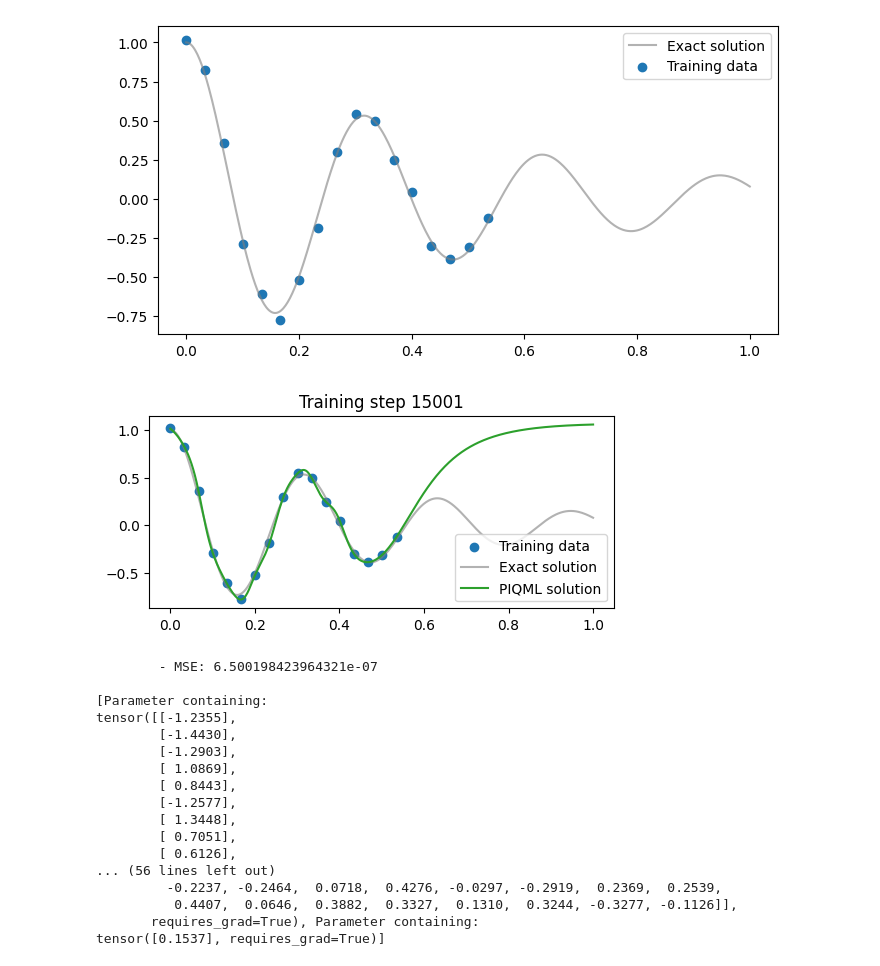
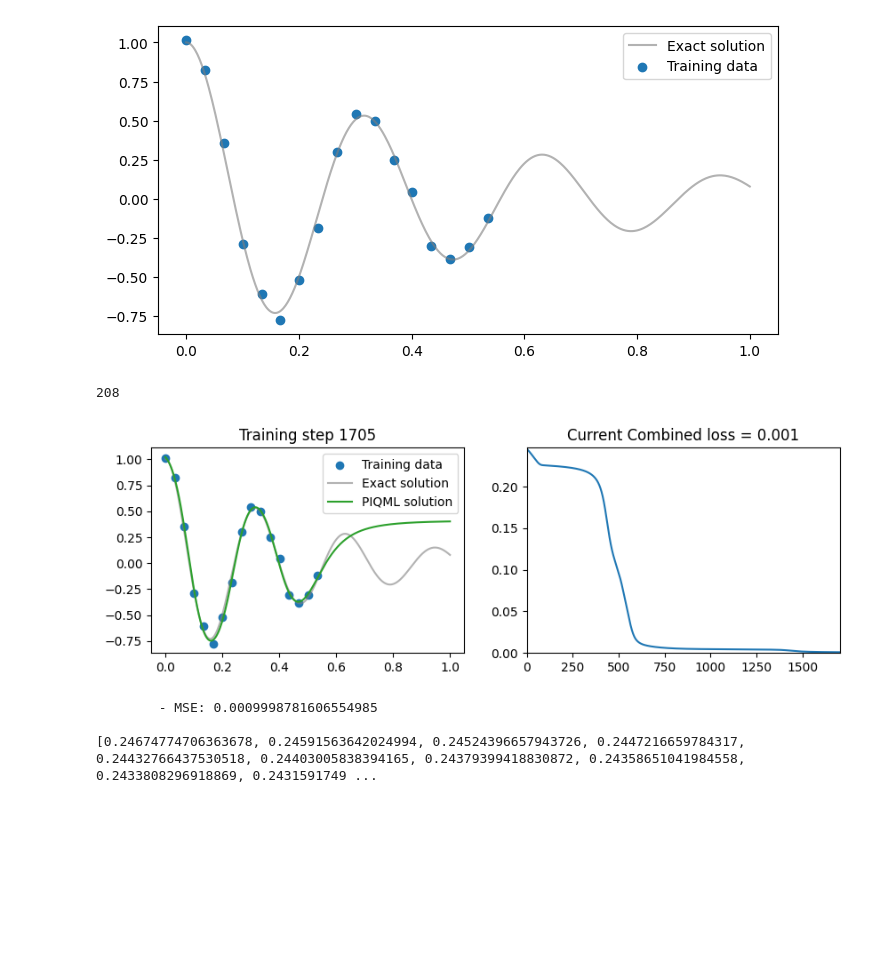
Before and after one commit to NNCT2904/harmonic-oscillator-pinn, a Jupyter notebook: NN_simulation.ipynb, the cells around one changed output. Cells and saved outputs as stored; diff of their text form; code cells hidden in the pictures; blank space fills up the shorter version.

```diff
--- a/NN_simulation.ipynb
+++ b/NN_simulation.ipynb
@@ -78,51 +78,55 @@ plt.legend()
 plt.show()
 # %% [output]
 [figure]
+# %%
+# torch.manual_seed(123)
+model = FCN(N_INPUT=1, N_OUTPUT=1, N_HIDDEN=9, N_LAYERS=3)
+optimizer = torch.optim.Adam(model.parameters(),lr=1e-3)
+all_loss =[]
+# %%
+sum(p.numel() for p in model.parameters())
+# %% [output]
+208
 # %%
-# torch.manual_seed(123)
-model = FCN(N_INPUT=1, N_OUTPUT=1, N_HIDDEN=32, N_LAYERS=3)
-optimizer = torch.optim.Adam(model.parameters(),lr=1e-3)
-files = []
 for i in range(15001):
     optimizer.zero_grad()
 
     prediction = model(t_data)
     loss = mse (prediction, obs_data) # use mean squared error
     loss.backward()
+
     optimizer.step()
+    all_loss.append(loss.item())
 
     if i % 1 == 0:
         clear_output(wait=True)
         prediction = model(t_true).detach()
-        plt.figure(figsize=(6,2.5))
-        plt.scatter(t_data, obs_data, label="Training data")
-        plt.plot(t_true[:,0], obs_true[:,0], label="Exact solution", color="tab:grey", alpha=0.6)
-        plt.plot(t_true[:,0], prediction[:,0], label="PIQML solution", color="tab:green")
-        plt.title(f"Training step {i+1}")
-        plt.legend()
+        # plt.figure(figsize=(8,2.5))
+
+        fig, (ax1, ax2) = plt.subplots(1, 2, figsize=(10,3))
+        ax1.scatter(t_data.detach(), obs_data.detach(), label="Training data")
+        ax1.plot(t_true.detach()[:,0], obs_true.detach()[:,0], label="Exact solution", color="tab:grey", alpha=0.6)
+        ax1.plot(t_true.detach()[:,0], prediction.detach()[:,0], label="PIQML solution", color="tab:green")
+        ax1.legend()
+        ax1.set_title(f"Training step {i+1}")
+
+        ax2.plot(all_loss)
+        ax2.set_xlim(0, len(all_loss))
+        ax2.set_ylim(0, all_loss[0])
+
+        ax2.set_title(f"Current Combined loss = {np.around(loss.item(), 4)}")
         plt.savefig(f'./plots/NN_simple/i_{i}.png', dpi=300)
         plt.show()
 
         print(f'''
         - MSE: {loss}
         ''')
-        print(list(model.parameters())) # Uncomment this to see parameters updating
+
+        print(all_loss)
+        # print(list(model.parameters())) # Uncomment this to see parameters updating
+    if loss <= 0.001: break
 # %% [output]
-[figure, old version]
+[figure, new version]
-        - MSE: 6.500198423964321e-07
+        - MSE: 0.0009998781606554985
 
-[Parameter containing:
-tensor([[-1.2355],
-        [-1.4430],
-        [-1.2903],
-        [ 1.0869],
-        [ 0.8443],
-        [-1.2577],
-        [ 1.3448],
-        [ 0.7051],
-        [ 0.6126],
-... (56 lines left out)
-         -0.2237, -0.2464,  0.0718,  0.4276, -0.0297, -0.2919,  0.2369,  0.2539,
-          0.4407,  0.0646,  0.3882,  0.3327,  0.1310,  0.3244, -0.3277, -0.1126]],
-       requires_grad=True), Parameter containing:
-tensor([0.1537], requires_grad=True)]
+[0.24674774706363678, 0.24591563642024994, 0.24524396657943726, 0.2447216659784317, 0.24432766437530518, 0.24403005838394165, 0.24379399418830872, 0.24358651041984558, 0.2433808296918869, 0.2431591749 ...
```
Also changed, not shown: parts of 3 cells of this notebook, 10 other files.
